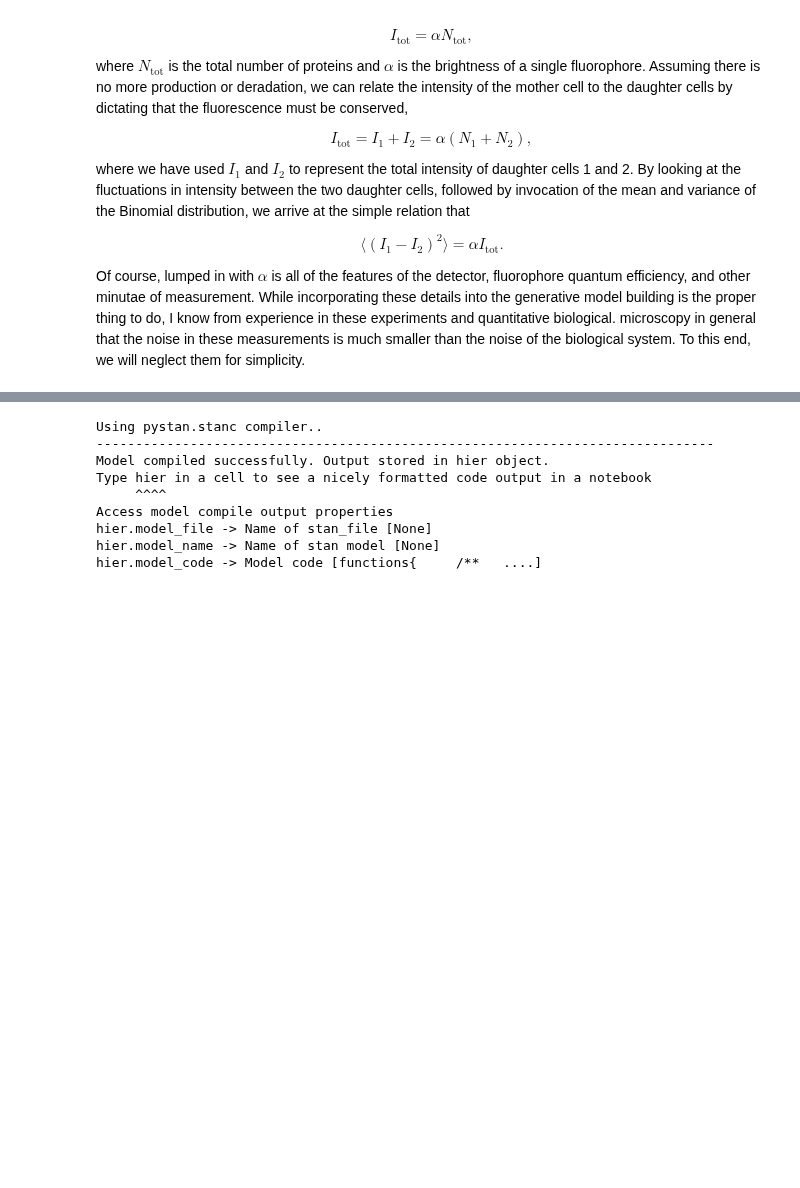
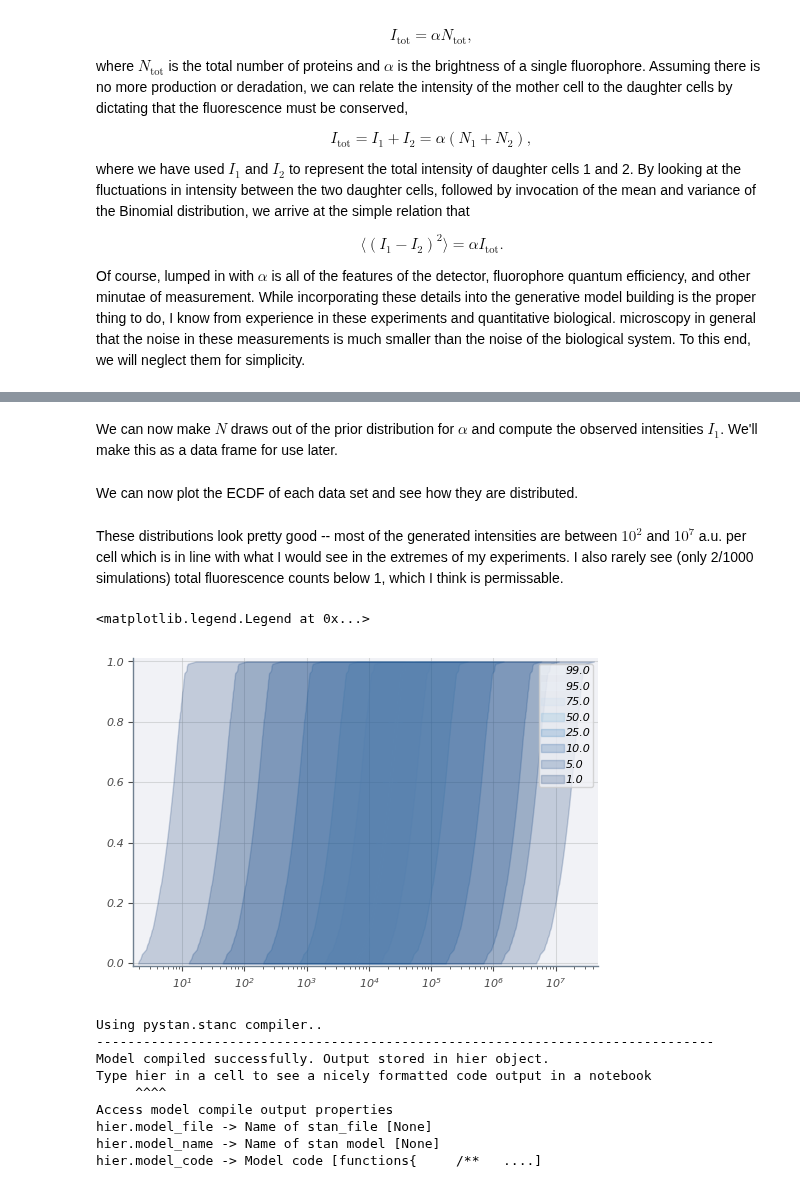
Before and after one commit to RPGroup-PBoC/mwc_growth, a Jupyter notebook: code/notebooks/principled_calibration_workflow.ipynb, the cells around one changed output, grey strips where cells are left out. Cells and saved outputs as stored; diff of their text form; code cells hidden in the pictures; blank space fills up the shorter version.

```diff
--- a/code/notebooks/principled_calibration_workflow.ipynb
+++ b/code/notebooks/principled_calibration_workflow.ipynb
@@ -52,3 +89,51 @@ where I have used $g$ and $f$ to denote probability density functions over param
+# %%
+# Define the set of copy numbers.
+M = 500
+N1 = np.random.gamma(10, 10, M).astype(int) # Gamma distributed to mimic bursty gene expression
+# %% [markdown]
+We can now make $N$ draws out of the prior distribution for $\alpha$ and compute the observed intensities $I_1$. We'll make this as a data frame for use later.
+# %%
+# Make N draws out of a lognormal distribution for alpha.
+N = 1000
+alpha_draws = np.random.lognormal(5, 3, N)
+
+# Compute the intensities.
+n, a = np.meshgrid(N1, alpha_draws)
+I1 = n * a
+
+# Make the dataframe.
+ppc_df = pd.DataFrame(np.array([I1.flatten(), n.flatten(), a. flatten()]).T,
+                     columns=['I1', 'N1', 'alpha_true'])
+# %% [markdown]
+We can now plot the ECDF of each data set and see how they are distributed.
+# %% [markdown]
+These distributions look pretty good -- most of the generated intensities are between $10^2$ and $10^7$ a.u. per cell which is in line with what I would see in the extremes of my experiments. I also rarely see (only 2/1000 simulations) total fluorescence counts below 1, which I think is permissable.
+# %%
+# Compute percentiles of the data.
+percentiles = [0.99, 0.95, 0.75, 0.5, 0.25, 0.1, 0.05, 0.01]
+cmap = plt.cm.Blues_r(percentiles)
+percentile_df = pd.DataFrame([])
+for g, d in ppc_df.groupby(['N1']):
+    for i, p in enumerate(percentiles):
+        lower, upper = np.percentile(d['I1'], (50 * p, (100 - ((100 * p)/2))))
+        percentile_df= percentile_df.append({'N1': g,
+                                        'lower': lower,
+                                        'upper': upper,
+                                        'percentile': p}, ignore_index=True)
+
+fig, ax = plt.subplots(1, 1, figsize=(6,4))
+for i, p in enumerate(percentiles):
+    d = percentile_df[percentile_df['percentile']==p]
+    y = np.linspace(0, 1, len(d))
+    min_sorted = np.sort(d['lower'])
+    max_sorted = np.sort(d['upper'])
+    ax.fill_betweenx(y, min_sorted, max_sorted, color=cmap[i], label=p*100, alpha=0.2)
+
+ax.set_xscale('log')
+ax.legend()
+# %% [output]
+<matplotlib.legend.Legend at 0x...>
+[figure, added]
 # %%
 n_div = 500
 n_tot = np.random.gamma(10, 10, n_div).astype(int)
```
Also changed, not shown: parts of 4 cells of this notebook, 20 other files.
